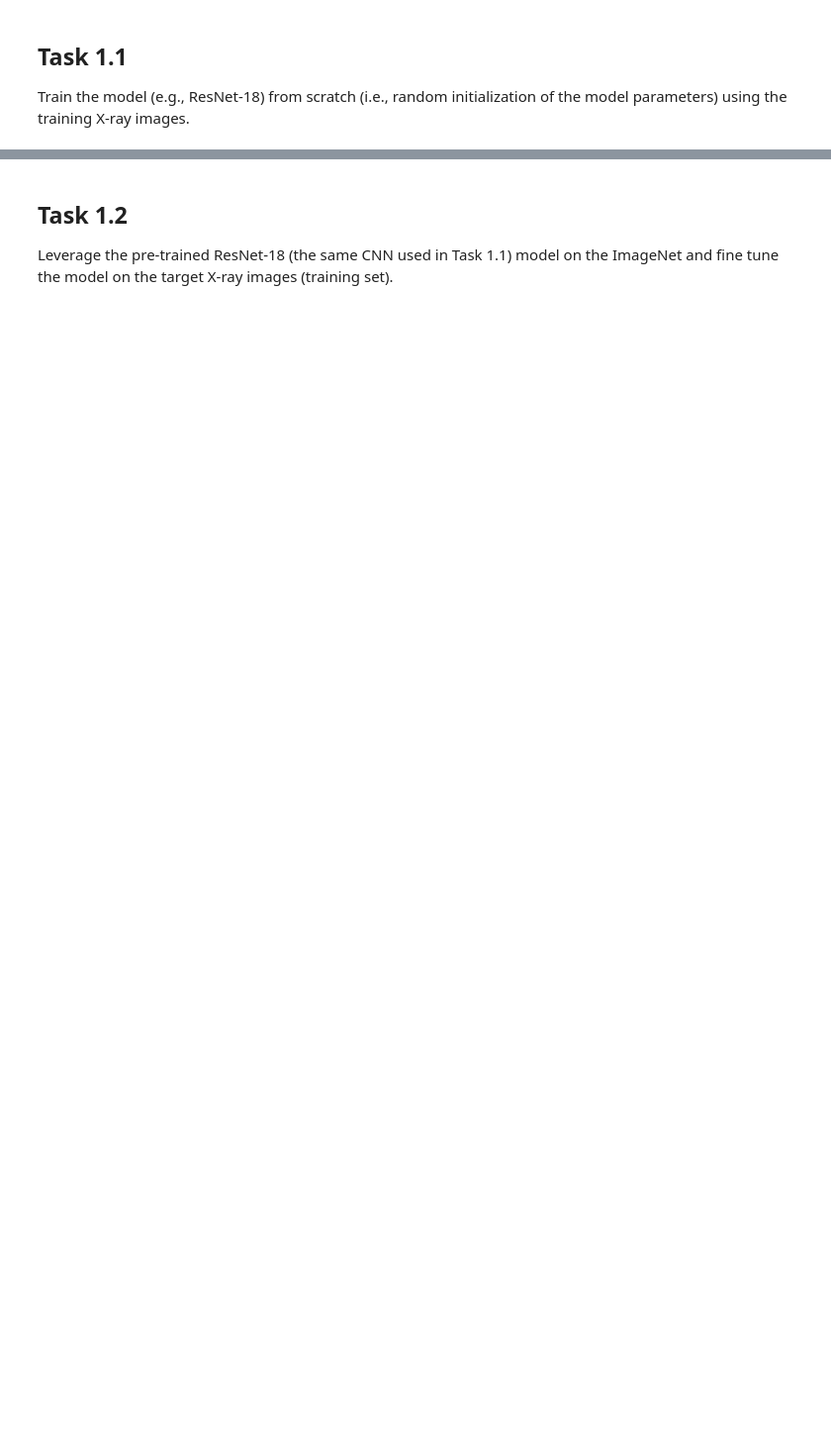
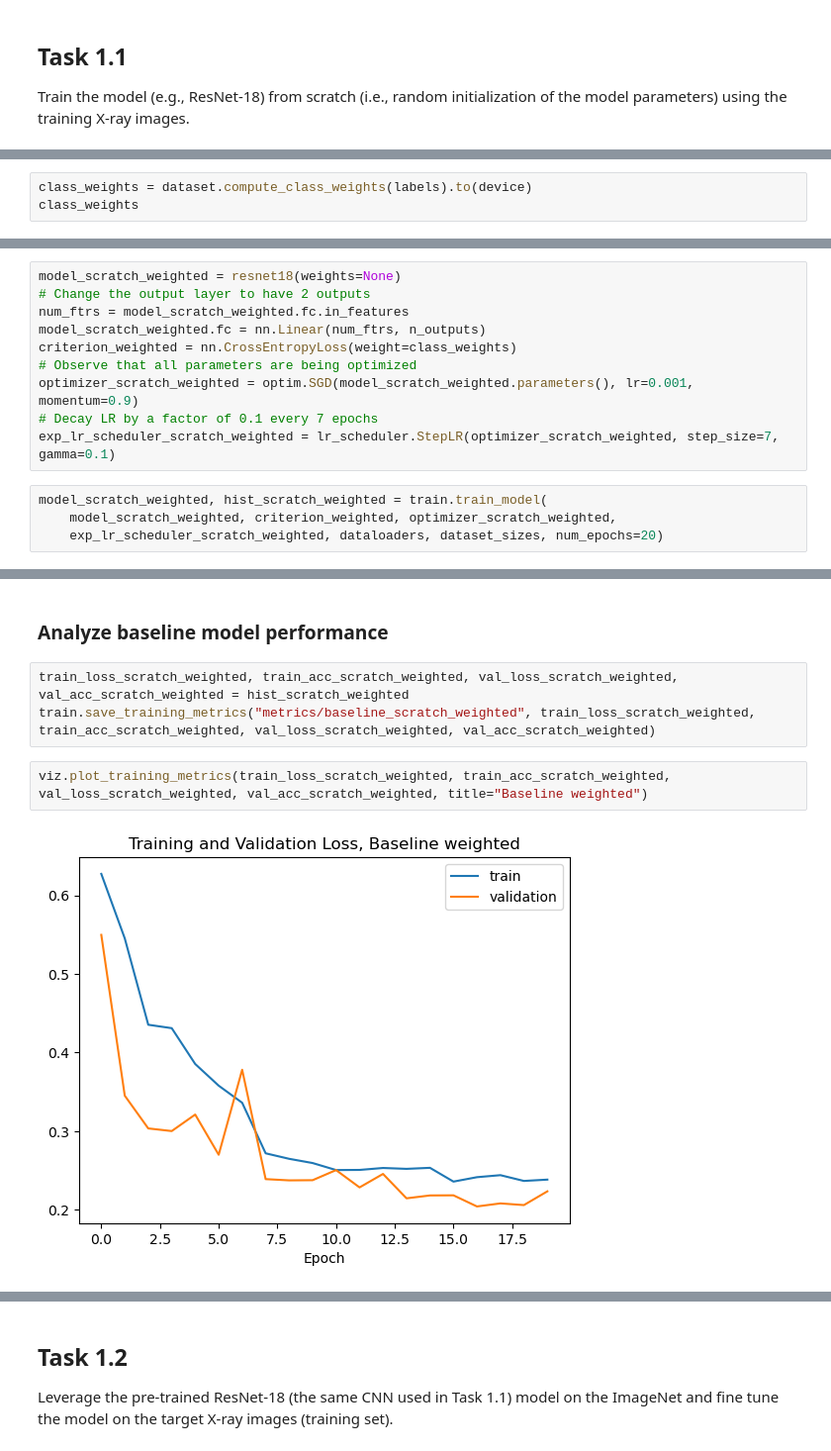
Before and after one commit to nashirj/chest-xray-classification, a Jupyter notebook: Assignment1.ipynb, the cells around one changed output, grey strips where cells are left out. Shown at 99% size. Saved outputs shown, nothing was run; the diff lists cells and outputs as text; blank space fills up the shorter version.

```diff
--- a/Assignment1.ipynb
+++ b/Assignment1.ipynb
@@ -246,0 +255,3 @@ NameError: name 'dataset' is not defined
+# %%
+class_weights = dataset.compute_class_weights(labels).to(device)
+class_weights
@@ -246,0 +262,14 @@ NameError: name 'dataset' is not defined
+# %%
+model_scratch_weighted = resnet18(weights=None)
+# Change the output layer to have 2 outputs
+num_ftrs = model_scratch_weighted.fc.in_features
+model_scratch_weighted.fc = nn.Linear(num_ftrs, n_outputs)
+criterion_weighted = nn.CrossEntropyLoss(weight=class_weights)
+# Observe that all parameters are being optimized
+optimizer_scratch_weighted = optim.SGD(model_scratch_weighted.parameters(), lr=0.001, momentum=0.9)
+# Decay LR by a factor of 0.1 every 7 epochs
+exp_lr_scheduler_scratch_weighted = lr_scheduler.StepLR(optimizer_scratch_weighted, step_size=7, gamma=0.1)
+# %%
+model_scratch_weighted, hist_scratch_weighted = train.train_model(
+    model_scratch_weighted, criterion_weighted, optimizer_scratch_weighted,
+    exp_lr_scheduler_scratch_weighted, dataloaders, dataset_sizes, num_epochs=20)
@@ -246,0 +294,9 @@ NameError: name 'dataset' is not defined
+# %% [markdown]
+### Analyze baseline model performance
+# %%
+train_loss_scratch_weighted, train_acc_scratch_weighted, val_loss_scratch_weighted, val_acc_scratch_weighted = hist_scratch_weighted
+train.save_training_metrics("metrics/baseline_scratch_weighted", train_loss_scratch_weighted, train_acc_scratch_weighted, val_loss_scratch_weighted, val_acc_scratch_weighted)
+# %%
+viz.plot_training_metrics(train_loss_scratch_weighted, train_acc_scratch_weighted, val_loss_scratch_weighted, val_acc_scratch_weighted, title="Baseline weighted")
+# %% [output]
+[figure, added]
```
Also changed, not shown: parts of 64 cells of this notebook.
